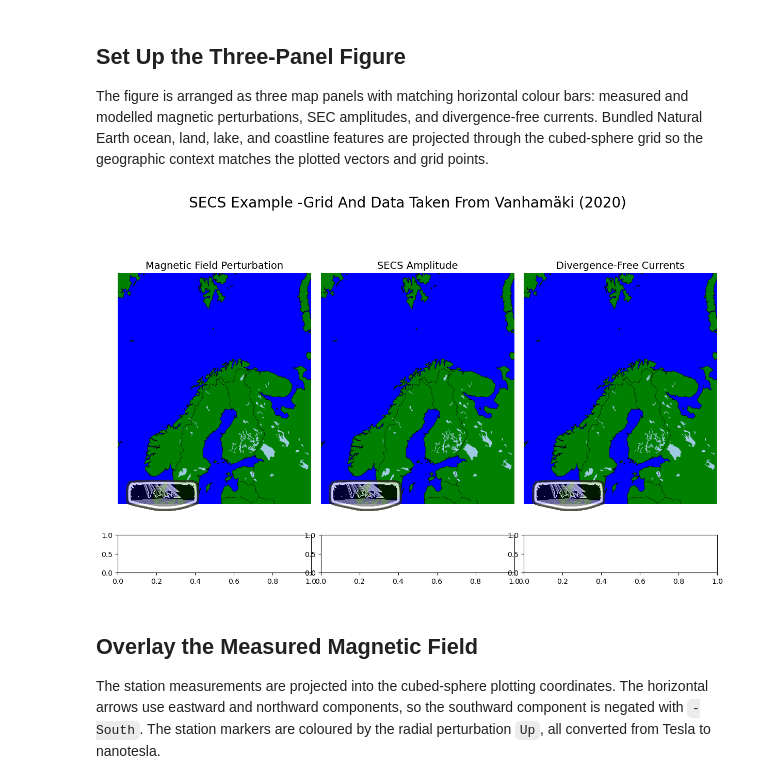
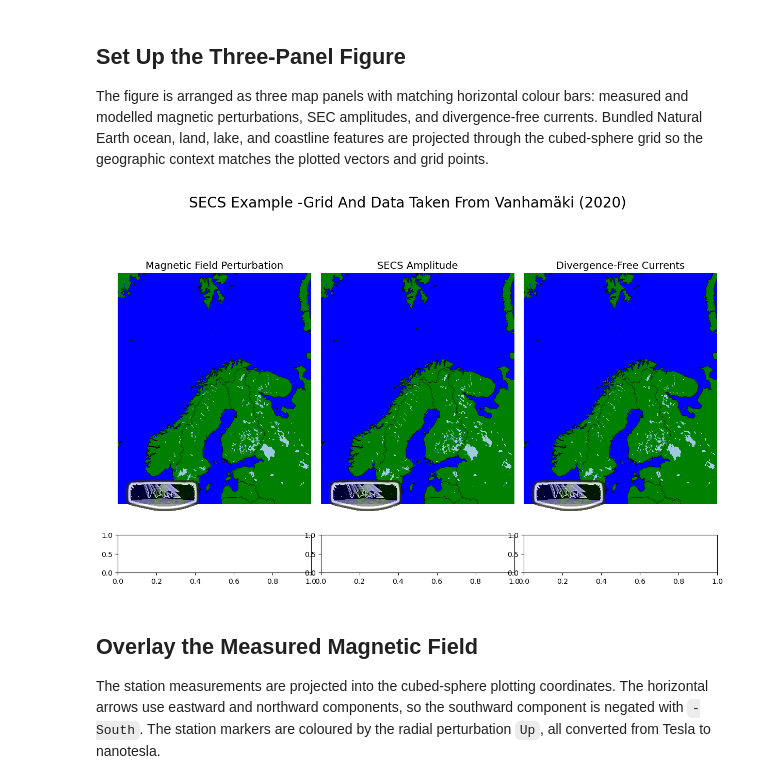
Before and after one commit to 08walkersj/SECSpy, a Jupyter notebook: notebooks/Vanhamäki(2020)_example.ipynb, the cells around one changed output. Cells and saved outputs as stored; diff of their text form; code cells hidden in the pictures.

```diff
--- a/notebooks/Vanhamäki(2020)_example.ipynb
+++ b/notebooks/Vanhamäki(2020)_example.ipynb
@@ -94,41 +94,43 @@ The figure is arranged as three map panels with matching horizontal colour bars:
 # %%
 fig=plt.figure(figsize=(15, 20))
 gs = fig.add_gridspec(2, 3, width_ratios=[1, 1, 1], height_ratios=[1, .05], hspace=0, wspace=0.05)
 mag_ax = fig.add_subplot(gs[0, 0])
 mag_ax.set_title('Magnetic Field Perturbation', fontsize=14)
 mag_cax = fig.add_subplot(gs[1, 0])
 amps_ax = fig.add_subplot(gs[0, 1])
 amps_ax.set_title('SECS Amplitude', fontsize=14)
 amps_cax = fig.add_subplot(gs[1, 1])
 cur_ax = fig.add_subplot(gs[0, 2])
 cur_ax.set_title('Divergence-Free Currents', fontsize=14)
 cur_cax = fig.add_subplot(gs[1, 2])
 fig.suptitle('SECS Example -Grid And Data Taken From Vanhamäki (2020)', y=.7, size=20)
 
 for ax, cax in zip([mag_ax, amps_ax, cur_ax], [mag_cax, amps_cax, cur_cax]):
-    add_ocean(ax, plot_grid, resolution='50m', facecolor='blue', zorder=-4)
-    add_land(ax, plot_grid, resolution='50m', facecolor='green', zorder=-3)
-    add_natural_earth_feature(
-        ax, plot_grid, 'lakes', resolution='50m',
+    plot_grid.add_natural_earth_feature(ax, 'ocean', resolution='10m', facecolor='blue', zorder=-4)
+    plot_grid.add_natural_earth_feature(ax, 'land', resolution='10m', facecolor='green', zorder=-3)
+    plot_grid.add_natural_earth_feature(
+        ax, 'lakes', resolution='10m',
         facecolor='#9ecae1', edgecolor='none', linewidth=0, zorder=-2,
     )
-    add_natural_earth_feature(
-        ax, plot_grid, 'coastline', resolution='50m',
-        edgecolor='black', linewidth=0.6, zorder=-1,
-    )
-    add_natural_earth_feature(
-        ax, plot_grid, 'borders', resolution='50m',
+    # plot_grid.add_natural_earth_feature(
+    #     ax, 'coastline', resolution='10m',
+    #     edgecolor='black', linewidth=0.6, zorder=-1,
+    # )
+    plot_grid.add_natural_earth_feature(
+        ax, 'borders', resolution='10m',
         edgecolor='black', linewidth=0.6, zorder=-1, linestyle='--'
     )
+    for cl in plot_grid.projection.get_projected_coastlines():
+        ax.plot(cl[0], cl[1], color='black', linewidth=0.6, zorder=1)
     ax.set_aspect('equal')
     ax.axis('off')
     ax.set_xlim(plot_grid.xi.min(), plot_grid.xi.max())
     ax.set_ylim(plot_grid.eta.min(), plot_grid.eta.max())
     align_axis_below(ax, cax, pad=0.03)
     add_image(ax, 'https://space.fmi.fi/image/www/images/IMAGE_logo_2.png',
                 location=(-0.1, -0.2), zoom=0.11, alpha=0.8)
 # %% [output]
-[figure, old version]
+[figure, new version]
 # %% [markdown]
 ## Overlay the Measured Magnetic Field
 
```
Also changed, not shown: parts of 5 cells of this notebook.
